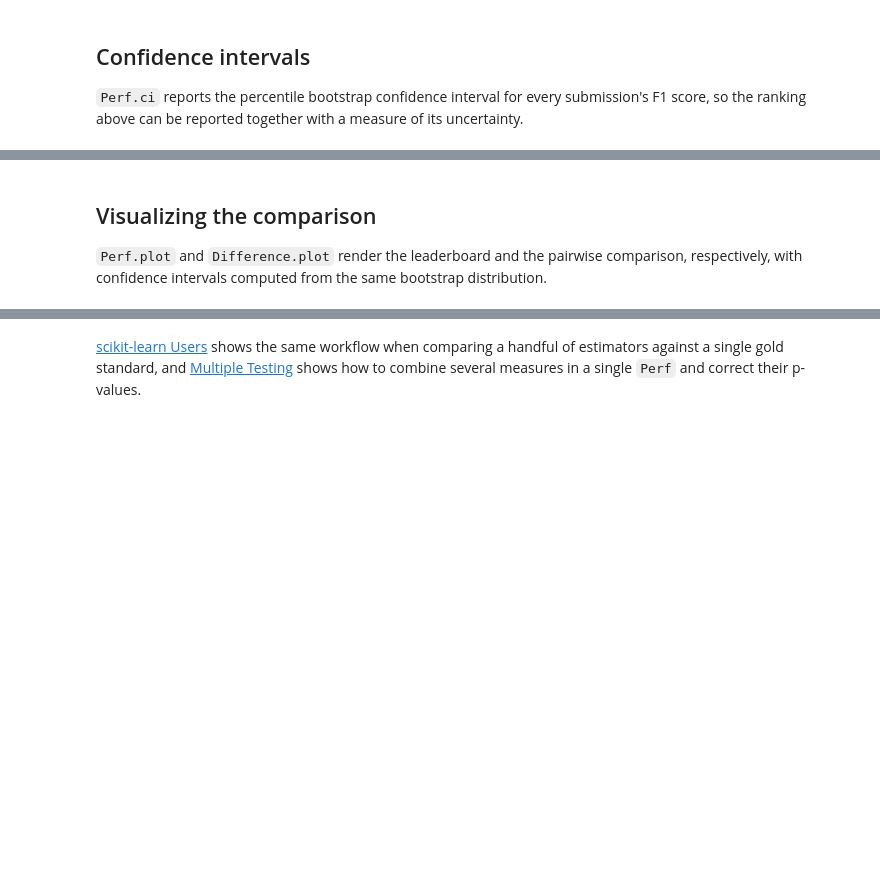
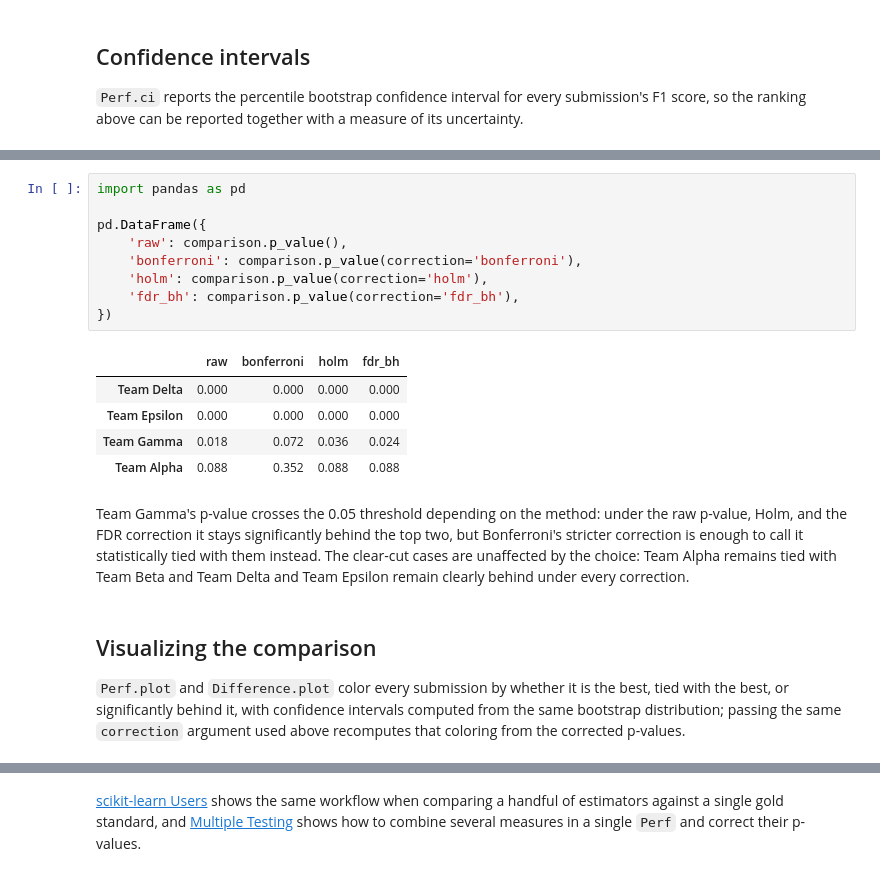
Before and after one commit to INGEOTEC/CompStats, a Jupyter notebook: quarto/pages/competition_organizers.ipynb, the cells around one changed output, grey strips where cells are left out. Drawn from its saved outputs; the diff is of its cells as text; blank space fills up the shorter version.

```diff
--- a/quarto/pages/competition_organizers.ipynb
+++ b/quarto/pages/competition_organizers.ipynb
@@ -98,7 +109,24 @@ comparison.p_value()
+# %%
+import pandas as pd
+
+pd.DataFrame({
+    'raw': comparison.p_value(),
+    'bonferroni': comparison.p_value(correction='bonferroni'),
+    'holm': comparison.p_value(correction='holm'),
+    'fdr_bh': comparison.p_value(correction='fdr_bh'),
+})
+# %% [output]
+|  | raw | bonferroni | holm | fdr_bh |
+| Team Delta | 0.000 | 0.000 | 0.000 | 0.000 |
+| Team Epsilon | 0.000 | 0.000 | 0.000 | 0.000 |
+| Team Gamma | 0.018 | 0.072 | 0.036 | 0.024 |
+| Team Alpha | 0.088 | 0.352 | 0.088 | 0.088 |
+# %% [markdown]
+Team Gamma's p-value crosses the 0.05 threshold depending on the method: under the raw p-value, Holm, and the FDR correction it stays significantly behind the top two, but Bonferroni's stricter correction is enough to call it statistically tied with them instead. The clear-cut cases are unaffected by the choice: Team Alpha remains tied with Team Beta and Team Delta and Team Epsilon remain clearly behind under every correction.
 # %% [markdown]
 ## Visualizing the comparison
 
-`Perf.plot` and `Difference.plot` render the leaderboard and the pairwise comparison, respectively, with confidence intervals computed from the same bootstrap distribution.
+`Perf.plot` and `Difference.plot` color every submission by whether it is the best, tied with the best, or significantly behind it, with confidence intervals computed from the same bootstrap distribution; passing the same `correction` argument used above recomputes that coloring from the corrected p-values.
 # %%
 leaderboard.plot()
 # %% [output]
```
Also changed, not shown: parts of 15 cells of this notebook, 5 other files.
